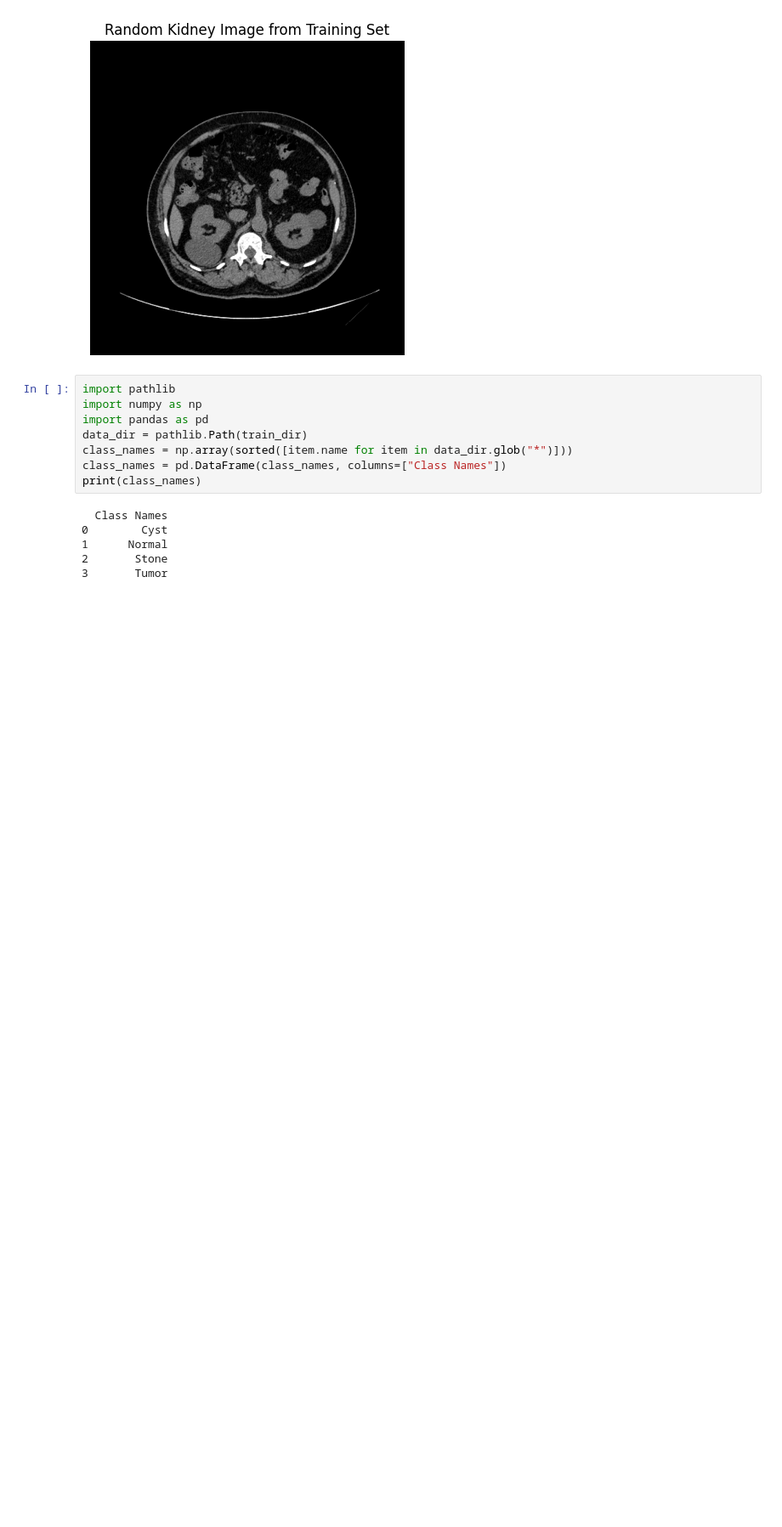
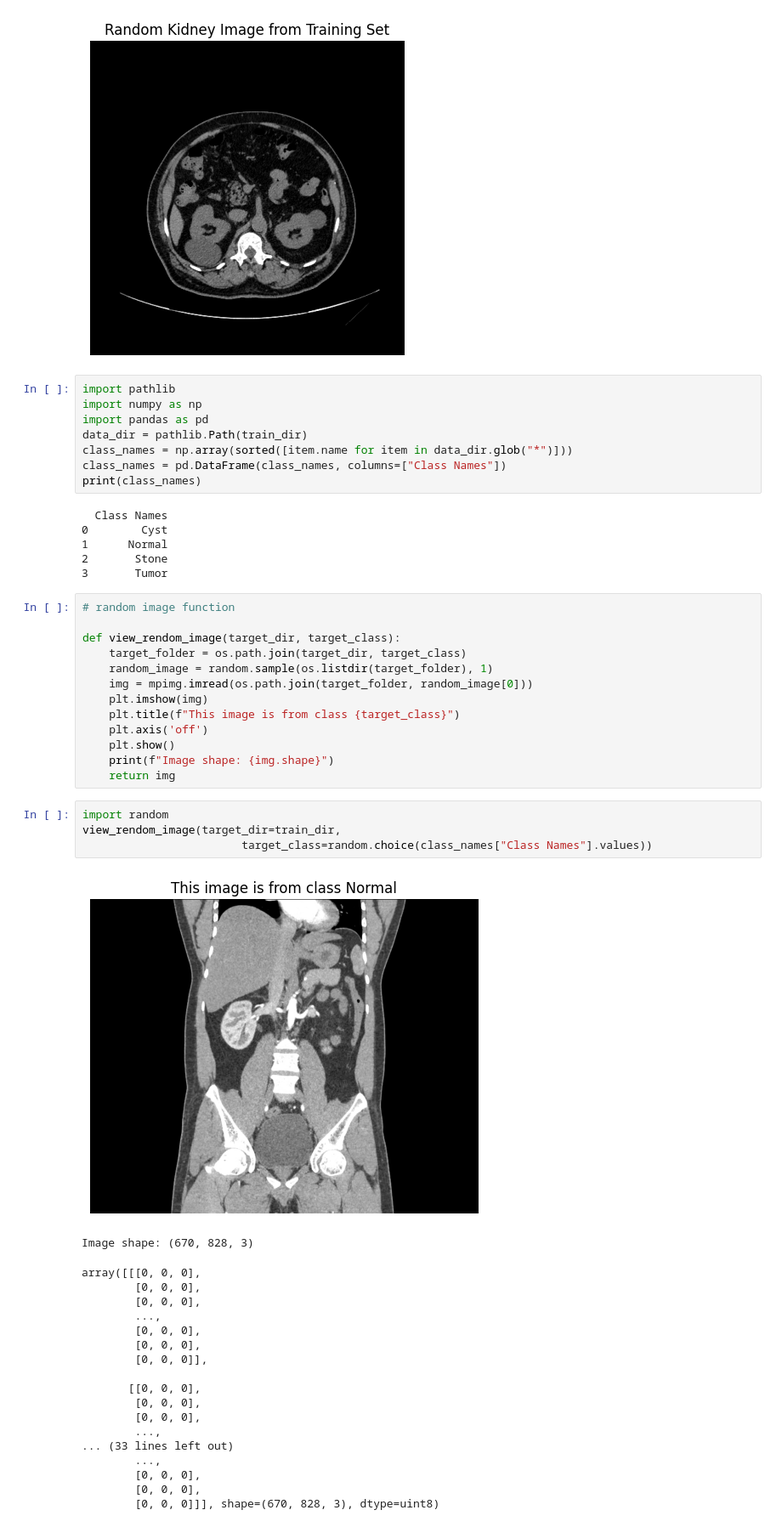
Before and after one commit to Samiul1902/kidney_cancer_detection_project, a Jupyter notebook: kidney_segment.ipynb, the cells around one changed output. Shown at 85% size. Drawn from its saved outputs; the diff is of its cells as text; blank space fills up the shorter version.

```diff
--- a/kidney_segment.ipynb
+++ b/kidney_segment.ipynb
@@ -62,3 +62,40 @@ print(class_names)
 1      Normal
 2       Stone
 3       Tumor
+# %%
+# random image function
+
+def view_rendom_image(target_dir, target_class):
+    target_folder = os.path.join(target_dir, target_class)
+    random_image = random.sample(os.listdir(target_folder), 1)
+    img = mpimg.imread(os.path.join(target_folder, random_image[0]))
+    plt.imshow(img)
+    plt.title(f"This image is from class {target_class}")
+    plt.axis('off')
+    plt.show()
+    print(f"Image shape: {img.shape}")
+    return img
+# %%
+import random
+view_rendom_image(target_dir=train_dir,
+                        target_class=random.choice(class_names["Class Names"].values))
+# %% [output]
+[figure, added]
+Image shape: (670, 828, 3)
+array([[[0, 0, 0],
+        [0, 0, 0],
+        [0, 0, 0],
+        ...,
+        [0, 0, 0],
+        [0, 0, 0],
+        [0, 0, 0]],
+
+       [[0, 0, 0],
+        [0, 0, 0],
+        [0, 0, 0],
+        ...,
+... (33 lines left out)
+        ...,
+        [0, 0, 0],
+        [0, 0, 0],
+        [0, 0, 0]]], shape=(670, 828, 3), dtype=uint8)
```
Also changed, not shown: parts of 4 cells of this notebook.
